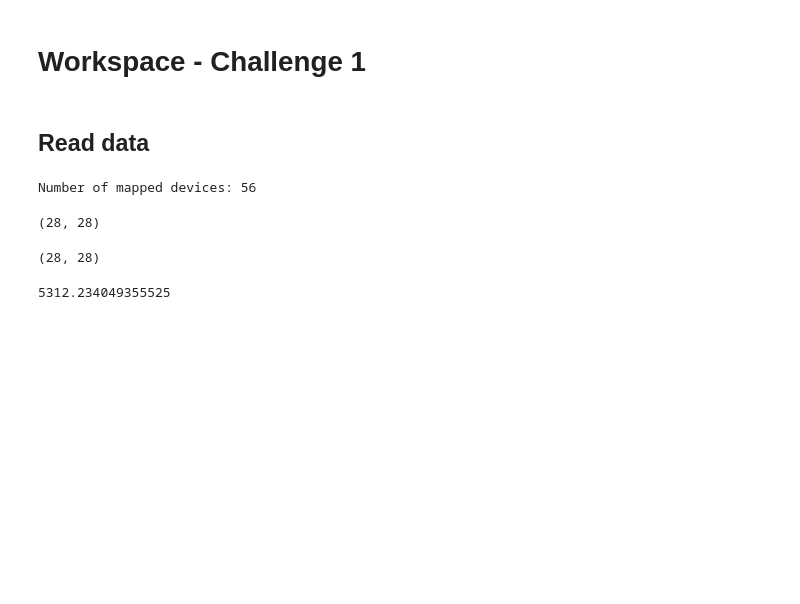
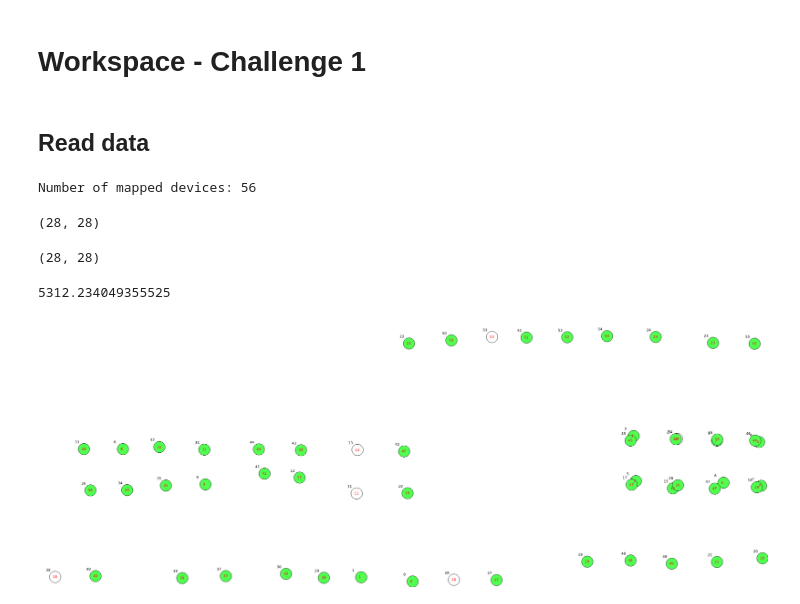
Before and after one commit to LizaLebedeva/junction-2021, a Jupyter notebook: carlos_workspace.ipynb, the cells around one changed output. Saved outputs shown, nothing was run; the diff lists cells and outputs as text; code cells hidden in the pictures; blank space fills up the shorter version.

```diff
--- a/carlos_workspace.ipynb
+++ b/carlos_workspace.ipynb
@@ -72,3 +73,15 @@ for device in devices:
 loss
 # %% [output]
 5312.234049355525
+# %%
+device_id_list = sorted(df_events.deviceid.unique())
+
+plot_devices(devices,
+             device_id_list=device_id_list,
+             to_file="model_greed_output.png",
+             text_size=12,
+             radius=40,
+             train_device_id_list=train_device_id_list,
+             real_device_id_to_position_map=real_device_id_to_position_map)
+# %% [output]
+[figure, added]
```
Also changed, not shown: parts of 6 cells of this notebook, 4 other files.
